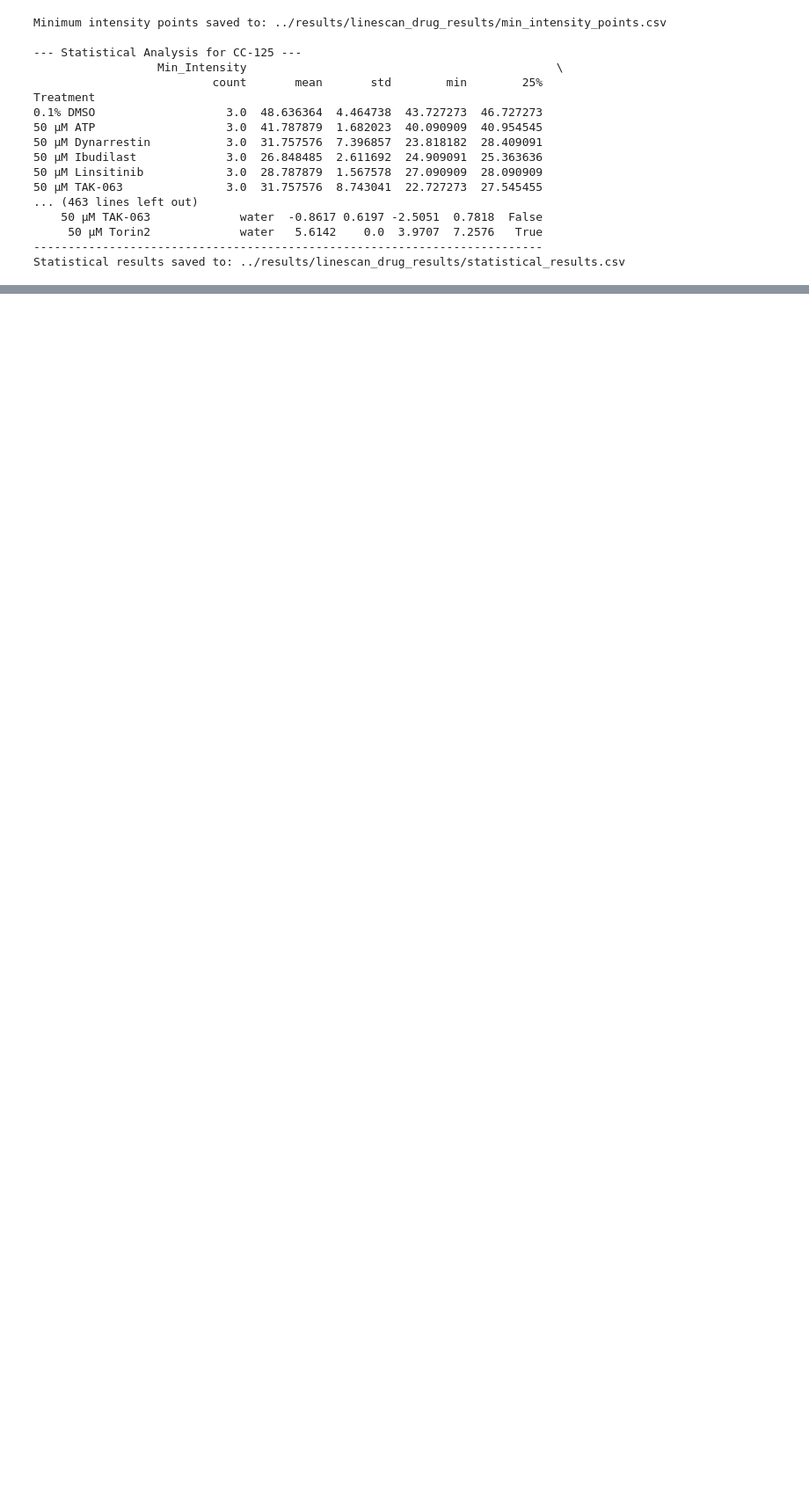
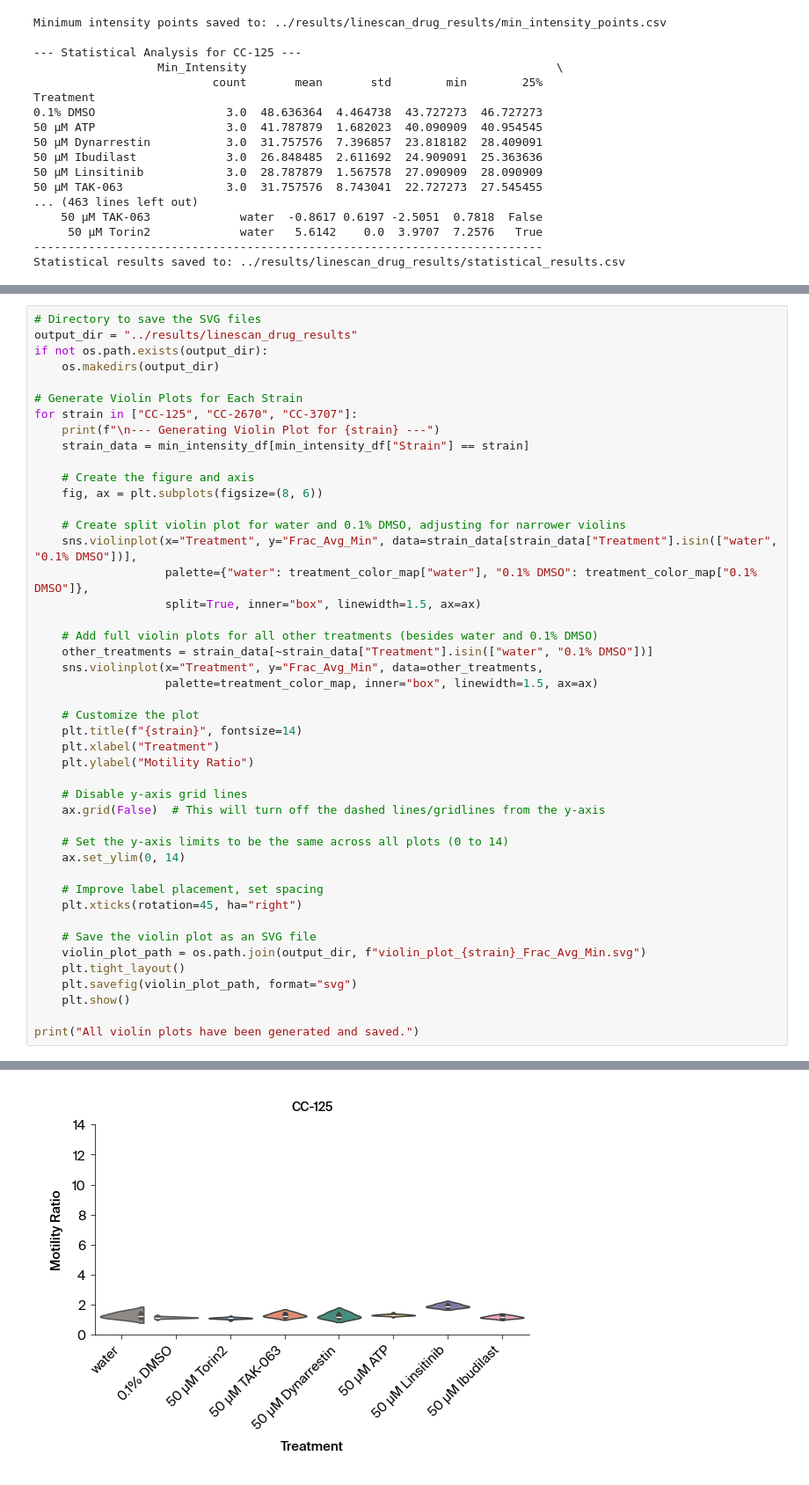
Before and after one commit to Arcadia-Science/2024-chlamy-mutant-motility-pub, a Jupyter notebook: notebooks/1_vbottom-motility-linescan.ipynb, the cells around one changed output, grey strips where cells are left out. Shown at 88% size. Drawn from its saved outputs; the diff is of its cells as text; blank space fills up the shorter version.

```diff
--- a/notebooks/1_vbottom-motility-linescan.ipynb
+++ b/notebooks/1_vbottom-motility-linescan.ipynb
@@ -825,0 +831,46 @@ Statistical results saved to: ../results/linescan_drug_results/statistical_resul
+# %%
+# Directory to save the SVG files
+output_dir = "../results/linescan_drug_results"
+if not os.path.exists(output_dir):
+    os.makedirs(output_dir)
+
+# Generate Violin Plots for Each Strain
+for strain in ["CC-125", "CC-2670", "CC-3707"]:
+    print(f"\n--- Generating Violin Plot for {strain} ---")
+    strain_data = min_intensity_df[min_intensity_df["Strain"] == strain]
+
+    # Create the figure and axis
+    fig, ax = plt.subplots(figsize=(8, 6))
+
+    # Create split violin plot for water and 0.1% DMSO, adjusting for narrower violins
+    sns.violinplot(x="Treatment", y="Frac_Avg_Min", data=strain_data[strain_data["Treatment"].isin(["water", "0.1% DMSO"])],
+                   palette={"water": treatment_color_map["water"], "0.1% DMSO": treatment_color_map["0.1% DMSO"]},
+                   split=True, inner="box", linewidth=1.5, ax=ax)
+
+    # Add full violin plots for all other treatments (besides water and 0.1% DMSO)
+    other_treatments = strain_data[~strain_data["Treatment"].isin(["water", "0.1% DMSO"])]
+    sns.violinplot(x="Treatment", y="Frac_Avg_Min", data=other_treatments,
+                   palette=treatment_color_map, inner="box", linewidth=1.5, ax=ax)
+
+    # Customize the plot
+    plt.title(f"{strain}", fontsize=14)
+    plt.xlabel("Treatment")
+    plt.ylabel("Motility Ratio")
+
+    # Disable y-axis grid lines
+    ax.grid(False)  # This will turn off the dashed lines/gridlines from the y-axis
+
+    # Set the y-axis limits to be the same across all plots (0 to 14)
+    ax.set_ylim(0, 14)
+
+    # Improve label placement, set spacing
+    plt.xticks(rotation=45, ha="right")
+
+    # Save the violin plot as an SVG file
+    violin_plot_path = os.path.join(output_dir, f"violin_plot_{strain}_Frac_Avg_Min.svg")
+    plt.tight_layout()
+    plt.savefig(violin_plot_path, format="svg")
+    plt.show()
+
+print("All violin plots have been generated and saved.")
+# %% [output]
@@ -825,0 +885 @@ Statistical results saved to: ../results/linescan_drug_results/statistical_resul
+[figure, added]
```
Also changed, not shown: parts of 26 cells of this notebook.
